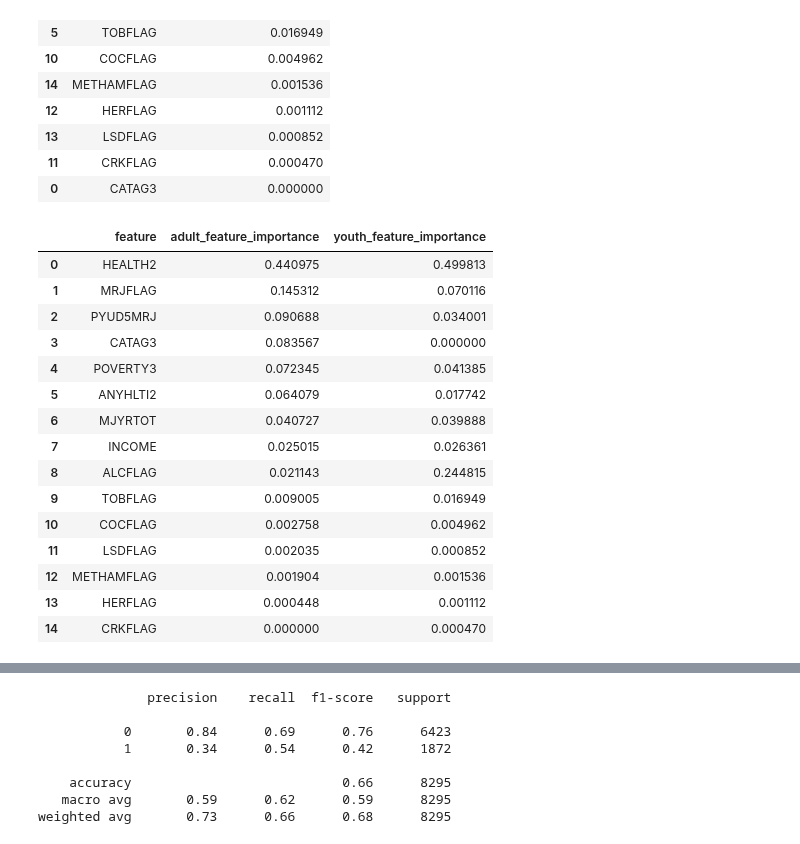
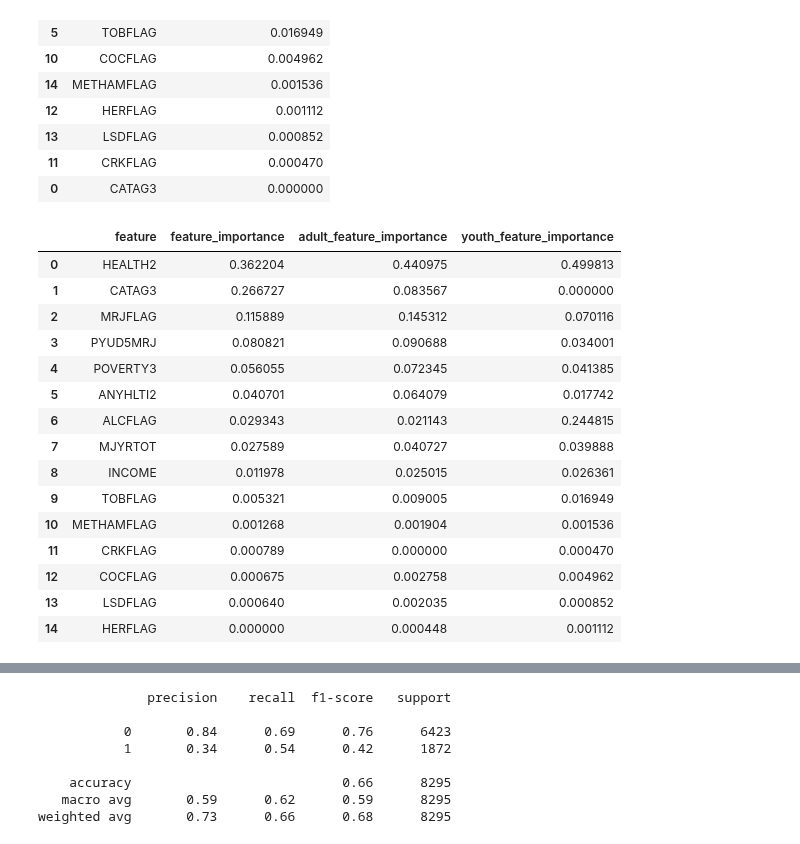
Before and after one commit to melissaprax/substance-use-mental-illness-analysis, a Jupyter notebook: mainV2.ipynb, the cells around one changed output, grey strips where cells are left out. Drawn from its saved outputs; the diff is of its cells as text; code cells hidden in the pictures.

```diff
--- a/mainV2.ipynb
+++ b/mainV2.ipynb
@@ -388,27 +394,31 @@ youth_feature_importance_df
 # %%
 # Merge the two feature importance dataframes (adult_feature_importance_df and youth_feature_importance_df) on ['feature']
 
-FEATURE_IMPORTANCES = pd.merge(adult_feature_importance_df, youth_feature_importance_df, on=['feature'], how='outer')
+FEATURE_IMPORTANCES = pd.merge(feature_importance_df, adult_feature_importance_df, on=['feature'], how='outer')
+
+# Merge FEATURE_IMPORTANCES with youth_feature_importance_df on ['feature']
+FEATURE_IMPORTANCES = pd.merge(FEATURE_IMPORTANCES, youth_feature_importance_df, on=['feature'], how='outer')
 
 # Inspect
+
 FEATURE_IMPORTANCES
 # %% [output]
-|  | feature | adult_feature_importance | youth_feature_importance |
-| 0 | HEALTH2 | 0.440975 | 0.499813 |
-| 1 | MRJFLAG | 0.145312 | 0.070116 |
-| 2 | PYUD5MRJ | 0.090688 | 0.034001 |
-| 3 | CATAG3 | 0.083567 | 0.000000 |
-| 4 | POVERTY3 | 0.072345 | 0.041385 |
-| 5 | ANYHLTI2 | 0.064079 | 0.017742 |
-| 6 | MJYRTOT | 0.040727 | 0.039888 |
-| 7 | INCOME | 0.025015 | 0.026361 |
-| 8 | ALCFLAG | 0.021143 | 0.244815 |
-| 9 | TOBFLAG | 0.009005 | 0.016949 |
-| 10 | COCFLAG | 0.002758 | 0.004962 |
-| 11 | LSDFLAG | 0.002035 | 0.000852 |
-| 12 | METHAMFLAG | 0.001904 | 0.001536 |
-| 13 | HERFLAG | 0.000448 | 0.001112 |
-| 14 | CRKFLAG | 0.000000 | 0.000470 |
+|  | feature | feature_importance | adult_feature_importance | youth_feature_importance |
+| 0 | HEALTH2 | 0.362204 | 0.440975 | 0.499813 |
+| 1 | CATAG3 | 0.266727 | 0.083567 | 0.000000 |
+| 2 | MRJFLAG | 0.115889 | 0.145312 | 0.070116 |
+| 3 | PYUD5MRJ | 0.080821 | 0.090688 | 0.034001 |
+| 4 | POVERTY3 | 0.056055 | 0.072345 | 0.041385 |
+| 5 | ANYHLTI2 | 0.040701 | 0.064079 | 0.017742 |
+| 6 | ALCFLAG | 0.029343 | 0.021143 | 0.244815 |
+| 7 | MJYRTOT | 0.027589 | 0.040727 | 0.039888 |
+| 8 | INCOME | 0.011978 | 0.025015 | 0.026361 |
+| 9 | TOBFLAG | 0.005321 | 0.009005 | 0.016949 |
+| 10 | METHAMFLAG | 0.001268 | 0.001904 | 0.001536 |
+| 11 | CRKFLAG | 0.000789 | 0.000000 | 0.000470 |
+| 12 | COCFLAG | 0.000675 | 0.002758 | 0.004962 |
+| 13 | LSDFLAG | 0.000640 | 0.002035 | 0.000852 |
+| 14 | HERFLAG | 0.000000 | 0.000448 | 0.001112 |
 # %%
 # Melting the data to create a single importance column for both iterations
 melted_data = pd.melt(FEATURE_IMPORTANCES, id_vars='feature', var_name='iteration', value_name='feature_importance')
```
Also changed, not shown: parts of 5 cells of this notebook, 3 other files.
